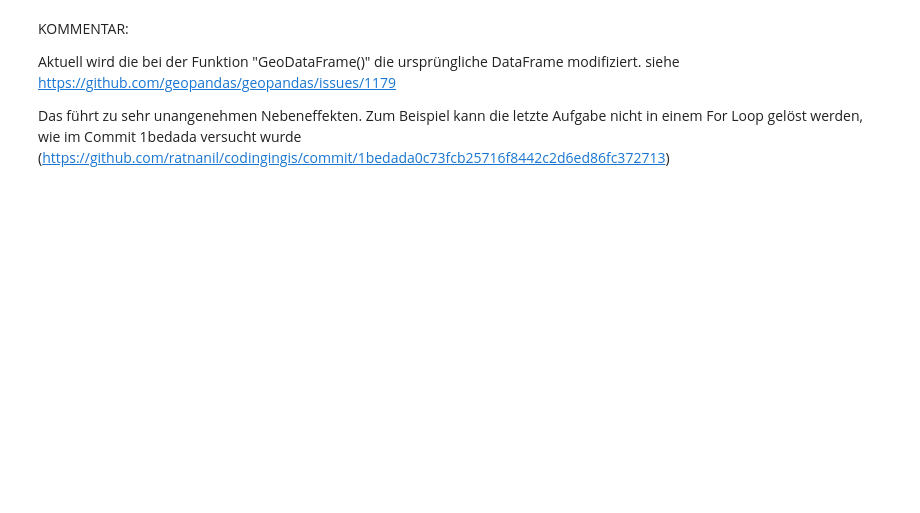
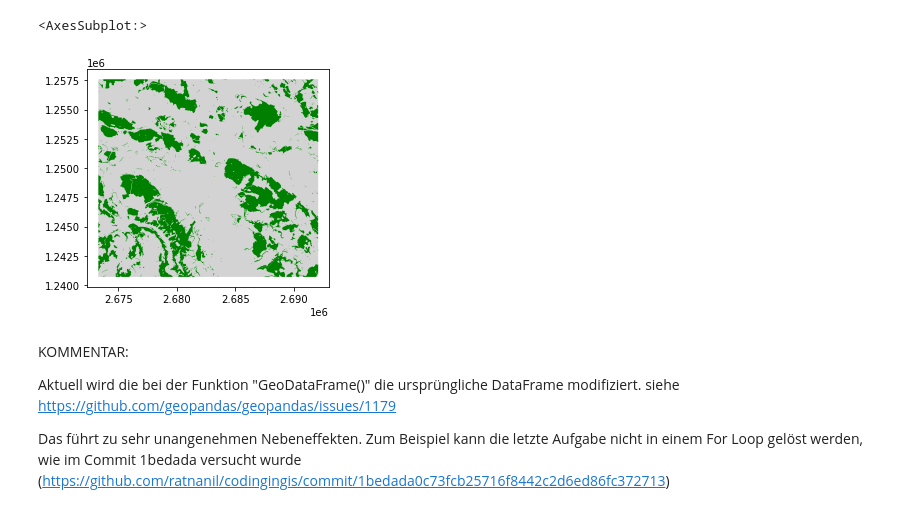
Before and after one commit to hannorahn/codingingis, a Jupyter notebook: 03_05_GIS_in_Python.ipynb, the cells around one changed output. Saved outputs shown, nothing was run; the diff lists cells and outputs as text; code cells hidden in the pictures; blank space fills up the shorter version.

```diff
--- a/03_05_GIS_in_Python.ipynb
+++ b/03_05_GIS_in_Python.ipynb
@@ -49,0 +107,6 @@ Das ist Information, welche euch vom Datenersteller geliefert werden muss. Man m
+# %%
+import geopandas as gpd
+
+wald = gpd.read_file("wald.gpkg") # <- importiert das File "wald.gpkg"
+
+wald
@@ -50,3 +122,8 @@ Das ist Information, welche euch vom Datenersteller geliefert werden muss. Man m
+# %%
+wald.plot(color = ["Lightgrey","Green"])
+# %% [output]
+<AxesSubplot:>
+[figure, added]
 # %% [markdown]
 KOMMENTAR:
 
```
Also changed, not shown: parts of 35 cells of this notebook, 10 other files.
